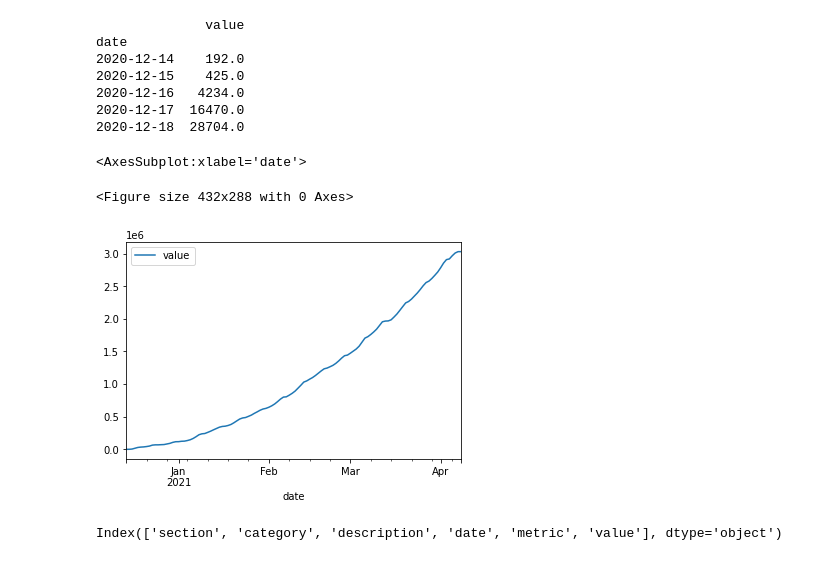
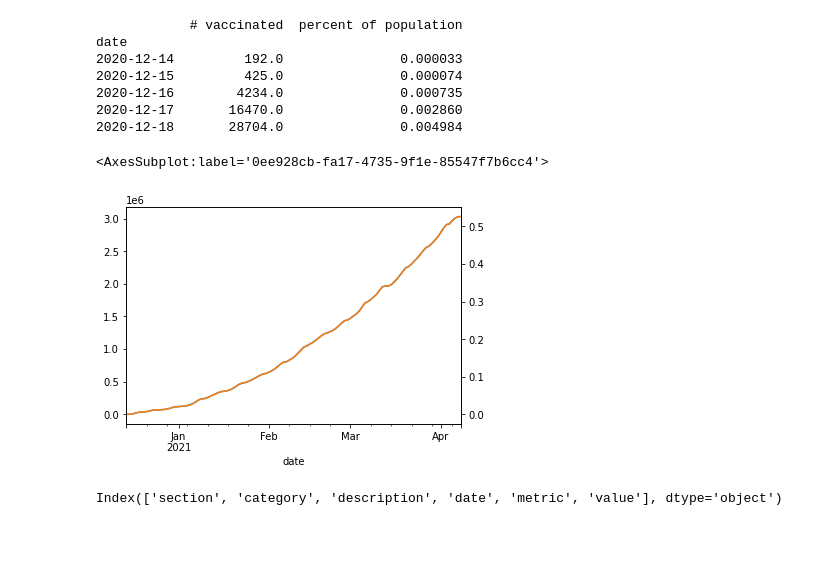
Before and after one commit to kalebishop/covid19_vacc_modeling, a Jupyter notebook: stats-workbook.ipynb, the cells around one changed output. Saved outputs shown, nothing was run; the diff lists cells and outputs as text; code cells hidden in the pictures.

```diff
--- a/stats-workbook.ipynb
+++ b/stats-workbook.ipynb
@@ -4,29 +4,35 @@ import numpy as np
 import matplotlib.pyplot as plt
 import csv
 # %%
+co_pop = 5758736
+
 filename = "./data/covid19_vaccine_2021-04-08.csv"
 df = pd.read_csv(filename)
 # print(df.loc[(df["metric"] == "Cumulative Daily") & (df["type"] == "All COVID Vaccines")])
 new = df.loc[(df["metric"] == "Cumulative Daily") & (df["type"] == "All COVID Vaccines")][["date", "value"]].copy()
 new.date = pd.to_datetime(new['date'], format="%Y-%m-%d")
+new = new.loc[new["date"] >= np.datetime64("2020-12-14")]
 new.set_index(['date'], inplace=True)
+new.rename(columns={"value": "# vaccinated"}, inplace=True)
+new["percent of population"] = new.apply(lambda x: x / co_pop)
+
 print(new.head())
 # %% [output]
-              value
+            # vaccinated  percent of population
 date
-2020-12-14    192.0
-2020-12-15    425.0
-2020-12-16   4234.0
-2020-12-17  16470.0
-2020-12-18  28704.0
+2020-12-14         192.0               0.000033
+2020-12-15         425.0               0.000074
+2020-12-16        4234.0               0.000735
+2020-12-17       16470.0               0.002860
+2020-12-18       28704.0               0.004984
 # %%
 plt.close("all")
 plt.figure()
-new.plot()
+new["# vaccinated"].plot()
+new['percent of population'].plot(secondary_y=True)
 # %% [output]
-<AxesSubplot:xlabel='date'>
+<AxesSubplot:label='0ee928cb-fa17-4735-9f1e-85547f7b6cc4'>
-<Figure size 432x288 with 0 Axes>
-[figure, old version]
+[figure, new version]
 # %%
 filename = "./data/covid19_cases_demographics_tests_2021-04-15.csv"
 df = pd.read_csv(filename)
```
Also changed, not shown: parts of 6 cells of this notebook, 1 other file.
